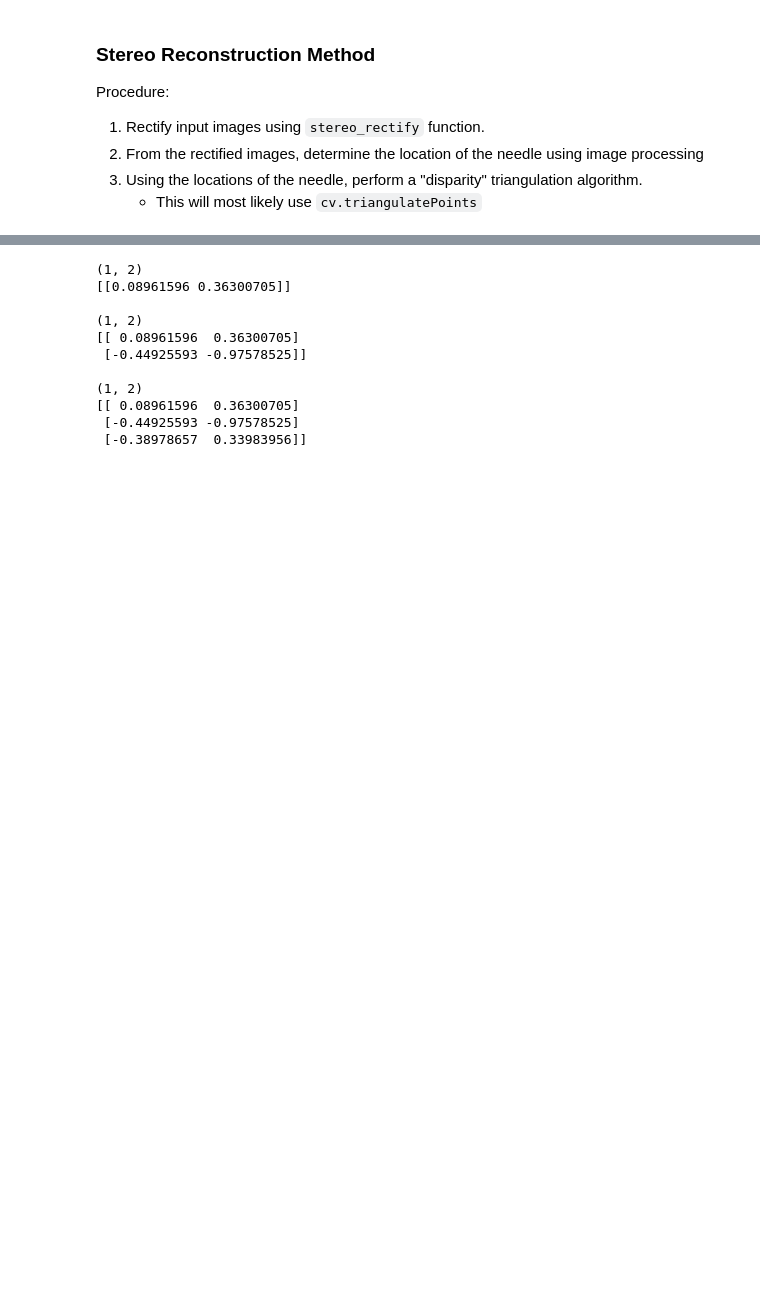
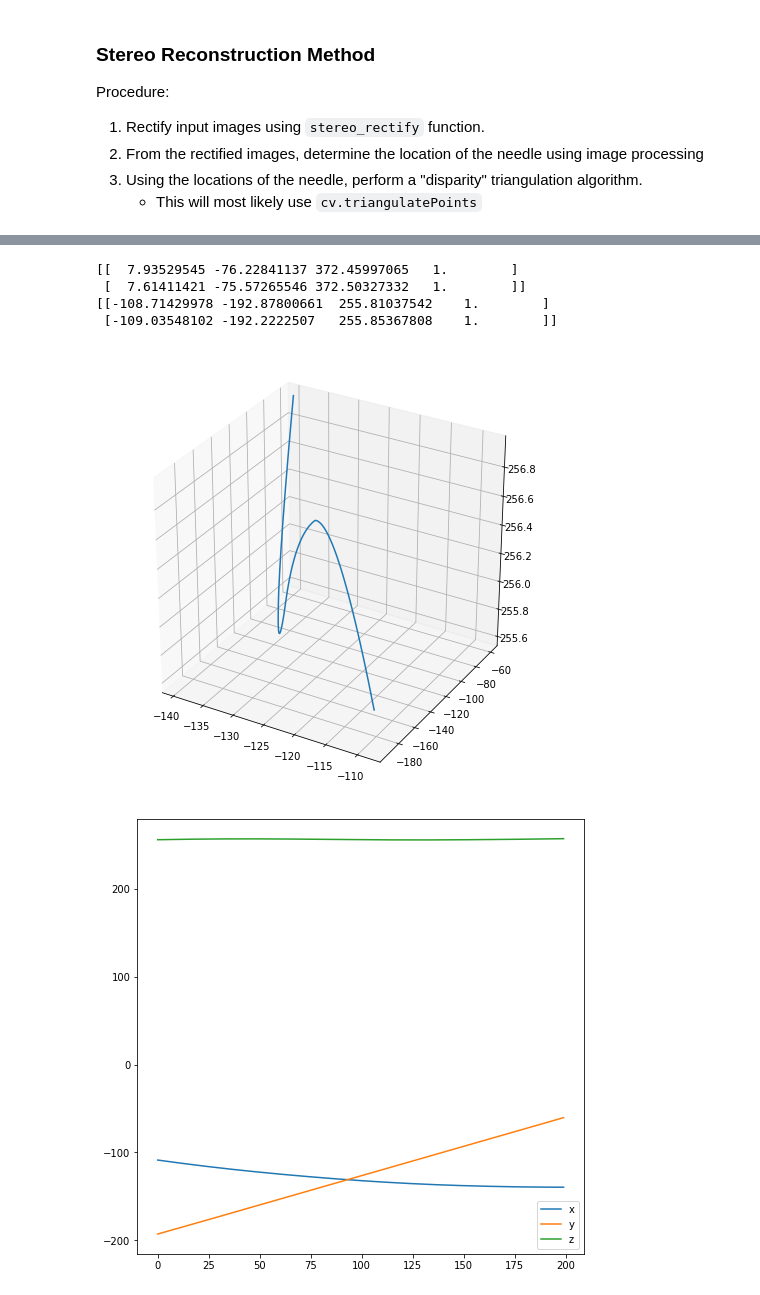
Before and after one commit to dlezcan1/AMIRo-cv, a Jupyter notebook: src/NeedleCompVision.ipynb, the cells around one changed output, grey strips where cells are left out. Saved outputs shown, nothing was run; the diff lists cells and outputs as text; code cells hidden in the pictures; blank space fills up the shorter version.

```diff
--- a/src/NeedleCompVision.ipynb
+++ b/src/NeedleCompVision.ipynb
@@ -1452,21 +1464,24 @@ bool bool
-# %%
-x = np.zeros((0,2))
-
-for i in range(3):
-    vals = np.random.randn(3,2)
-    v = np.mean(vals, axis=0, keepdims=True)
-    x = np.append(x, v, axis=0)
-
-    print(x, end='\n\n')
-# %% [output]
-(1, 2)
-[[0.08961596 0.36300705]]
-
-(1, 2)
-[[ 0.08961596  0.36300705]
- [-0.44925593 -0.97578525]]
-
-(1, 2)
-[[ 0.08961596  0.36300705]
- [-0.44925593 -0.97578525]
- [-0.38978657  0.33983956]]
+# %%
+pts_3d_h = pts_3d / pts_3d[:,-1].reshape(-1,1)
+pts_3d_h[:, 0:-1] -= np.mean(pts_3d_h[:,0:-1])
+print(pts_3d[0:2])
+print(pts_3d_h[0:2])
+
+fig = plt.figure(figsize=(8,8))
+ax = plt.gca(projection='3d')
+ax.plot(pts_3d_h[:,0], pts_3d_h[:,1], pts_3d_h[:,2])
+
+fig = plt.figure(figsize=(8,8))
+plt.plot(pts_3d_h[:,0], label='x')
+plt.plot(pts_3d_h[:,1], label='y')
+plt.plot(pts_3d_h[:,2], label='z')
+plt.legend()
+
+np.savetxt('../test_3d_triangulation.txt', pts_3d_h)
+# %% [output]
+[[  7.93529545 -76.22841137 372.45997065   1.        ]
+ [  7.61411421 -75.57265546 372.50327332   1.        ]]
+[[-108.71429978 -192.87800661  255.81037542    1.        ]
+ [-109.03548102 -192.2222507   255.85367808    1.        ]]
+[figure, added]
+[figure, added]
```
Also changed, not shown: parts of 9 cells of this notebook, 11 other files.
